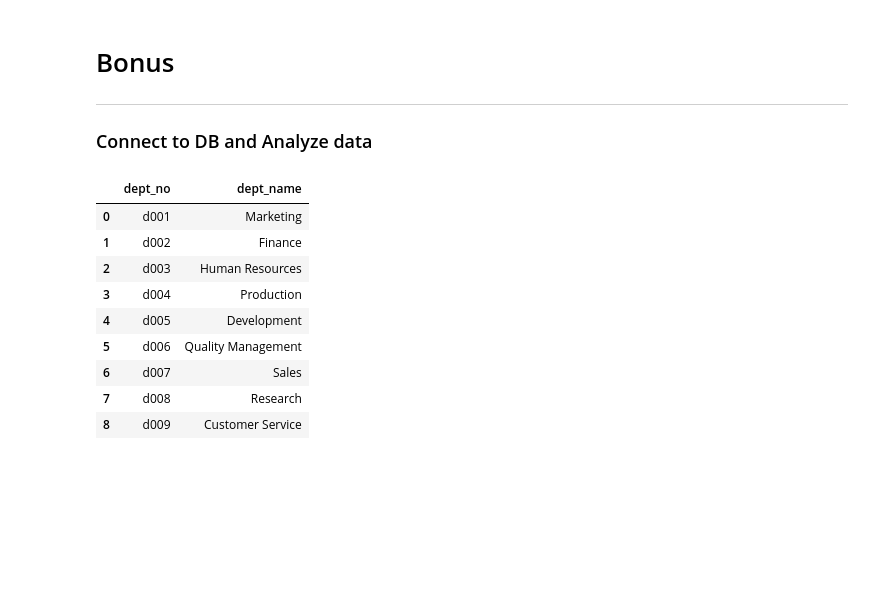
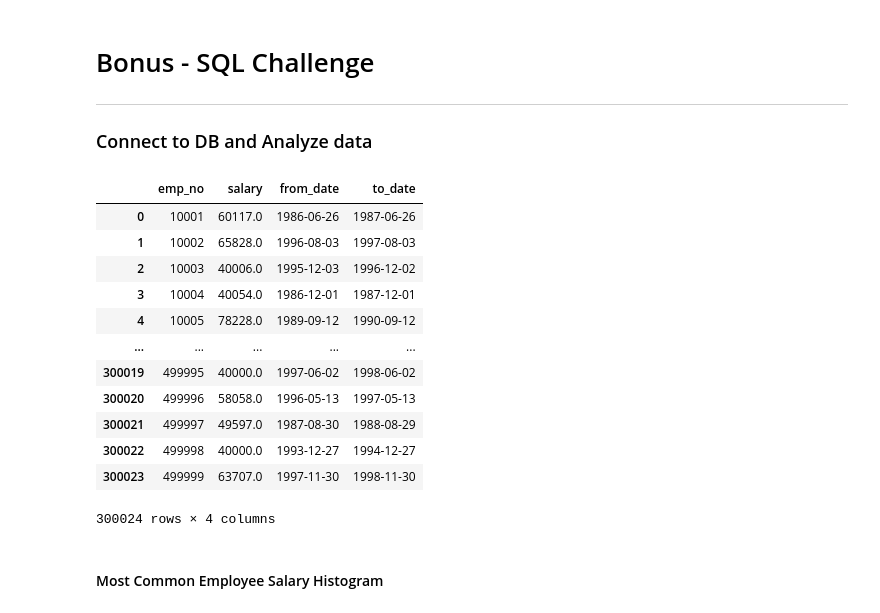
Before and after one commit to rjyobal/sql-challenge, a Jupyter notebook: EmployeeSQL/Bonus.ipynb, the cells around one changed output. Cells and saved outputs as stored; diff of their text form; code cells hidden in the pictures; blank space fills up the shorter version.

Commit message:
SQL Challenge v1.0

```diff
--- a/EmployeeSQL/Bonus.ipynb
+++ b/EmployeeSQL/Bonus.ipynb
@@ -1,5 +1,5 @@
 # %% [markdown]
-# Bonus
+# Bonus - SQL Challenge
 ----
 ### Connect to DB and Analyze data
 # %%
@@ -11,16 +12,21 @@ import pandas as pd
 engine = create_engine(db_url)
 connection = engine.connect()
 # %%
-df = pd.read_sql_table('departments', connection)
-df
+salary_df = pd.read_sql_table('salaries', connection)
+salary_df
 # %% [output]
-|  | dept_no | dept_name |
-| 0 | d001 | Marketing |
-| 1 | d002 | Finance |
-| 2 | d003 | Human Resources |
-| 3 | d004 | Production |
-| 4 | d005 | Development |
-| 5 | d006 | Quality Management |
-| 6 | d007 | Sales |
-| 7 | d008 | Research |
-| 8 | d009 | Customer Service |
+|  | emp_no | salary | from_date | to_date |
+| 0 | 10001 | 60117.0 | 1986-06-26 | 1987-06-26 |
+| 1 | 10002 | 65828.0 | 1996-08-03 | 1997-08-03 |
+| 2 | 10003 | 40006.0 | 1995-12-03 | 1996-12-02 |
+| 3 | 10004 | 40054.0 | 1986-12-01 | 1987-12-01 |
+| 4 | 10005 | 78228.0 | 1989-09-12 | 1990-09-12 |
+| ... | ... | ... | ... | ... |
+| 300019 | 499995 | 40000.0 | 1997-06-02 | 1998-06-02 |
+| 300020 | 499996 | 58058.0 | 1996-05-13 | 1997-05-13 |
+| 300021 | 499997 | 49597.0 | 1987-08-30 | 1988-08-29 |
+| 300022 | 499998 | 40000.0 | 1993-12-27 | 1994-12-27 |
+| 300023 | 499999 | 63707.0 | 1997-11-30 | 1998-11-30 |
+300024 rows × 4 columns
+# %% [markdown]
+#### Most Common Employee Salary Histogram
```
Also changed, not shown: parts of 6 cells of this notebook, 2 other files.
